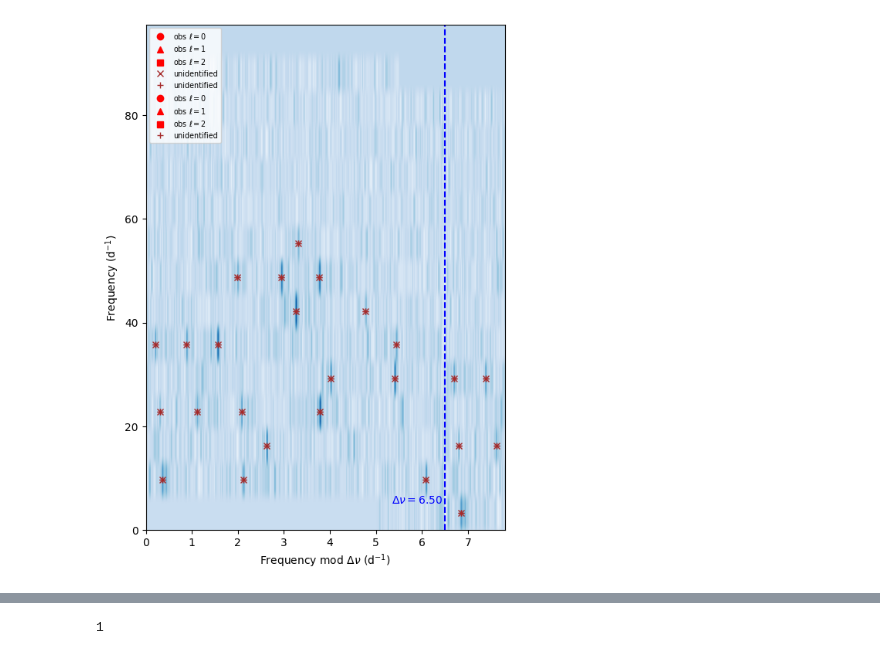
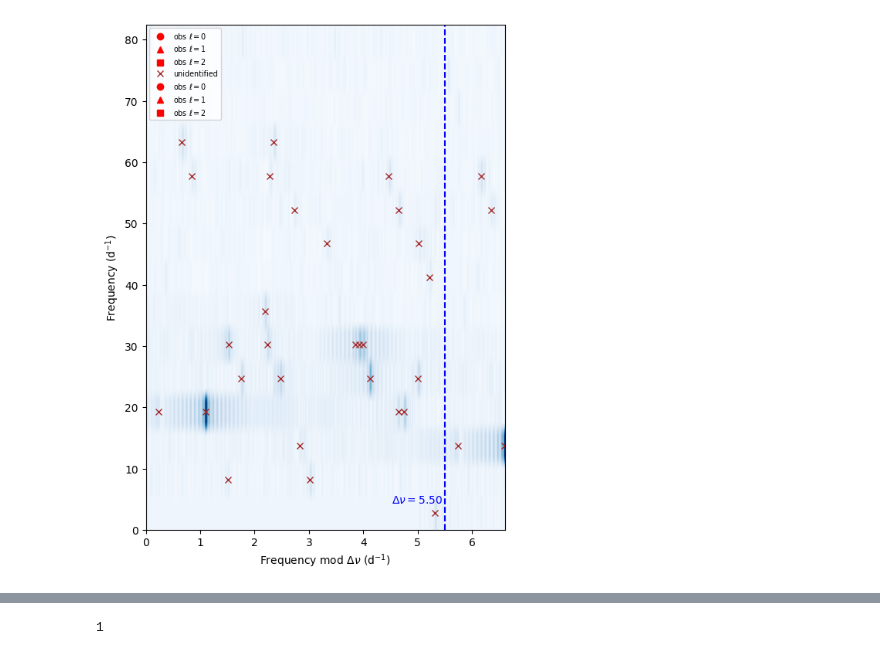
Before and after one commit to gautam-404/PreWhitener, a Jupyter notebook: pywhitener.ipynb, the cells around one changed output, grey strips where cells are left out. Drawn from its saved outputs; the diff is of its cells as text; code cells hidden in the pictures.

```diff
--- a/pywhitener.ipynb
+++ b/pywhitener.ipynb
@@ -238,22 +247,30 @@ def prewhitener(time, flux, max_iterations=100, snr_threshold=5, nearby_peaks_to
 
     freq_amp = pd.DataFrame({'freq': peak_freqs, 'amp': peak_amps})
 
-    ## Sorting the peaks by freq
     freq_amp = freq_amp.sort_values(by='freq', ascending=True)
     freq_amp = freq_amp.reset_index(drop=True)
-    if remove_harmonics:
-        ### Harmonic ratio checking
-        harmonics_idx = []
-        for i in range(len(freq_amp)-1):
-            for j in range(i+1, len(freq_amp)):
-                ratio = freq_amp.iloc[i]['freq']/freq_amp.iloc[j]['freq']
-                closest_integer = round(ratio)
-                if abs(ratio-closest_integer) < harmonic_tolerance:
-                    if freq_amp.iloc[i]['amp'] > freq_amp.iloc[j]['amp']:
-                        harmonics_idx.append(j)
-                    else:
-                        harmonics_idx.append(i)
-        freq_amp = freq_amp.drop(index=harmonics_idx)
+    idx = []
+    for i in range(len(freqs)):
+        for j in range(len(freqs)):
+            for k in range(len(freqs)):
+
+
+    # ## Sorting the peaks by freq
+    # freq_amp = freq_amp.sort_values(by='freq', ascending=True)
+    # freq_amp = freq_amp.reset_index(drop=True)
+    # if remove_harmonics:
+    #     ### Harmonic ratio checking
+    #     harmonics_idx = []
+    #     for i in range(len(freq_amp)-1):
+    #         for j in range(i+1, len(freq_amp)):
+    #             ratio = freq_amp.iloc[i]['freq']/freq_amp.iloc[j]['freq']
+    #             closest_integer = round(ratio)
+    #             if abs(ratio-closest_integer) < harmonic_tolerance:
+    #                 if freq_amp.iloc[i]['amp'] > freq_amp.iloc[j]['amp']:
+    #                     harmonics_idx.append(j)
+    #                 else:
+    #                     harmonics_idx.append(i)
+    #     freq_amp = freq_amp.drop(index=harmonics_idx)
 
     # ## Remove overlapping or very nearby peaks, keep the highest amplitude one
     # freq_amp = freq_amp.sort_values(by=['freq', 'amp'], ascending=False)
@@ -274,6 +291,6 @@ def prewhitener(time, flux, max_iterations=100, snr_threshold=5, nearby_peaks_to
     return freq_amp.freq.values, freq_amp.amp.values
     # return peak_freqs, peak_amps
 # %%
-peak_freqs1, peak_amps1 = prewhitener(time, flux, snr_threshold=5, remove_harmonics=False)
-peak_freqs2, peak_amps2 = prewhitener(time, flux, snr_threshold=5, remove_harmonics=True, harmonic_tolerance=0.01)
+peak_freqs1, peak_amps1 = prewhitener(time, flux, snr_threshold=7, remove_harmonics=False)
+peak_freqs2, peak_amps2 = prewhitener(time, flux, snr_threshold=7, remove_harmonics=True, harmonic_tolerance=0.01)
 # %% [output]
@@ -338,11 +361,12 @@ ids2["f_obs"], ids2["a_obs"], ids2['n_obs'], ids2['l_obs'], ids2['m_obs'] = peak
 ids2 = make_id_strings(ids2)
 # ids
 # %%
-Dnu = 6.5
+Dnu = 5.5
+# extra_echelle(freqs, amps, ids2, Dnu=Dnu)
 # extra_echelle(freqs, amps, ids, obs_freqs=ids, Dnu=Dnu, plain=False)
 extra_echelle(freqs, amps, ids2, obs_freqs=ids2, Dnu=Dnu, plain=False)
 # %% [output]
-[figure, old version]
+[figure, new version]
 # %%
 # Fold the light curve at the frequency of the highest peak for visualization
 highest_peak_frequency = peak_freqs[0]
```
Also changed, not shown: parts of 17 cells of this notebook, 3 other files.
